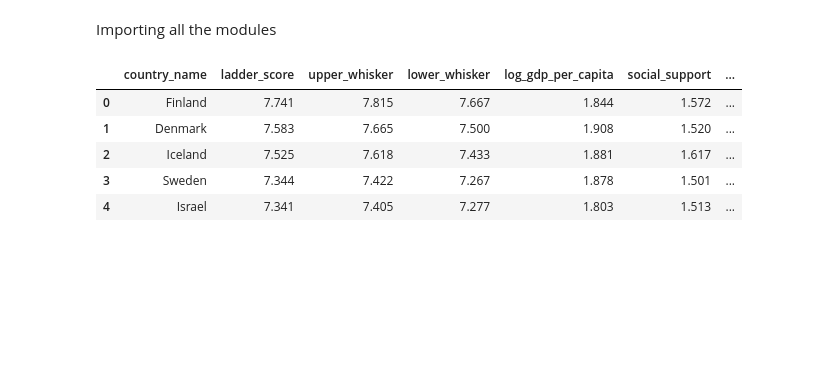
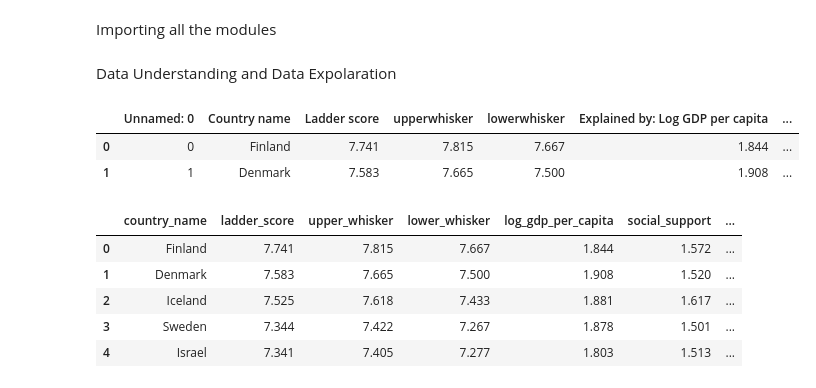
Before and after one commit to Diwash17/5CS037-Final-Portfolio-WHR-2024-, a Jupyter notebook: 2407736_DiwashAdhikari.ipynb, the cells around one changed output. Cells and saved outputs as stored; diff of their text form; code cells hidden in the pictures; blank space fills up the shorter version.

```diff
--- a/2407736_DiwashAdhikari.ipynb
+++ b/2407736_DiwashAdhikari.ipynb
@@ -22,9 +22,16 @@ from sklearn.metrics import accuracy_score, precision_score, recall_score, f1_sc
 from sklearn.metrics import mean_squared_error, mean_absolute_error, r2_score
 from sklearn.neighbors import KNeighborsRegressor, KNeighborsClassifier
 from IPython.display import display, Markdown
+# %% [markdown]
+Data Understanding and Data Expolaration
 # %%
 url = "https://raw.githubusercontent.com/Diwash17/5CS037-Final-Portfolio-WHR-2024-/main/WHR-2024.csv"
 World_Happiness_Report = pd.read_csv(url)
+World_Happiness_Report.head(2)
+# %% [output]
+|  | Unnamed: 0 | Country name | Ladder score | upperwhisker | lowerwhisker | Explained by: Log GDP per capita | ... |
+| 0 | 0 | Finland | 7.741 | 7.815 | 7.667 | 1.844 | ... |
+| 1 | 1 | Denmark | 7.583 | 7.665 | 7.500 | 1.908 | ... |
 # %%
 World_Happiness_Report.drop('Unnamed: 0', axis=1, inplace=True)
 # %%
```
Also changed, not shown: parts of 69 cells of this notebook.
